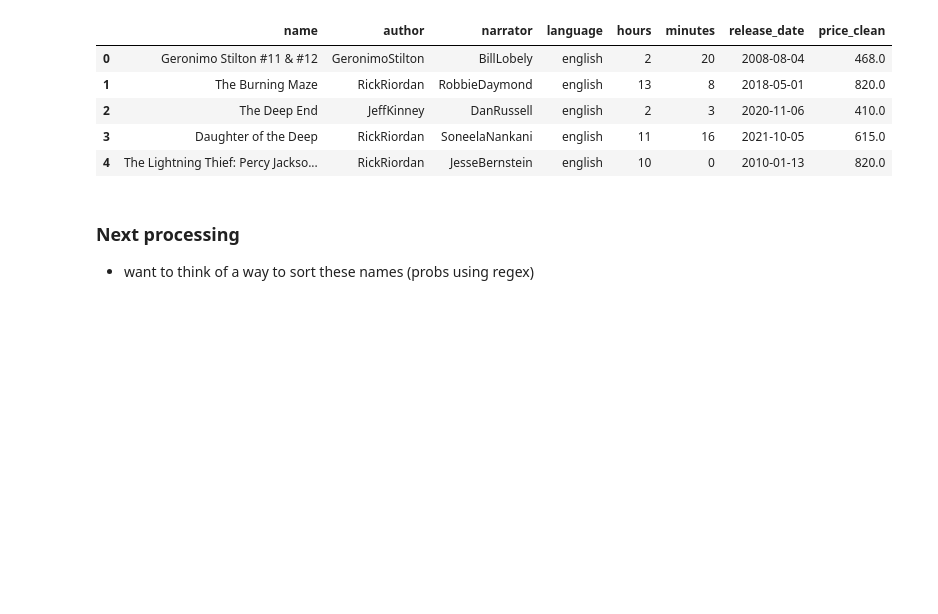
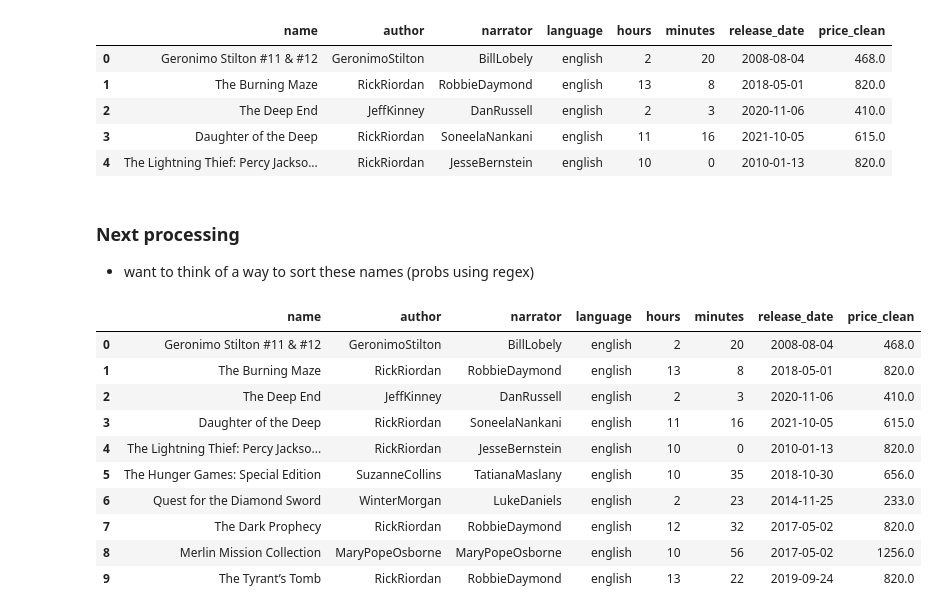
Before and after one commit to Alex-Drysdale/Projects_portfolio, a Jupyter notebook: EDA project/Audible_dataset/processing.ipynb, the cells around one changed output. Cells and saved outputs as stored; diff of their text form; code cells hidden in the pictures; blank space fills up the shorter version.

```diff
--- a/EDA project/Audible_dataset/processing.ipynb
+++ b/EDA project/Audible_dataset/processing.ipynb
@@ -392,3 +392,17 @@ memory usage: 6.1+ MB
 # %% [markdown]
 ### Next processing
 * want to think of a way to sort these names (probs using regex)
+# %%
+df.head(10)
+# %% [output]
+|  | name | author | narrator | language | hours | minutes | release_date | price_clean |
+| 0 | Geronimo Stilton #11 & #12 | GeronimoStilton | BillLobely | english | 2 | 20 | 2008-08-04 | 468.0 |
+| 1 | The Burning Maze | RickRiordan | RobbieDaymond | english | 13 | 8 | 2018-05-01 | 820.0 |
+| 2 | The Deep End | JeffKinney | DanRussell | english | 2 | 3 | 2020-11-06 | 410.0 |
+| 3 | Daughter of the Deep | RickRiordan | SoneelaNankani | english | 11 | 16 | 2021-10-05 | 615.0 |
+| 4 | The Lightning Thief: Percy Jackso... | RickRiordan | JesseBernstein | english | 10 | 0 | 2010-01-13 | 820.0 |
+| 5 | The Hunger Games: Special Edition | SuzanneCollins | TatianaMaslany | english | 10 | 35 | 2018-10-30 | 656.0 |
+| 6 | Quest for the Diamond Sword | WinterMorgan | LukeDaniels | english | 2 | 23 | 2014-11-25 | 233.0 |
+| 7 | The Dark Prophecy | RickRiordan | RobbieDaymond | english | 12 | 32 | 2017-05-02 | 820.0 |
+| 8 | Merlin Mission Collection | MaryPopeOsborne | MaryPopeOsborne | english | 10 | 56 | 2017-05-02 | 1256.0 |
+| 9 | The Tyrant’s Tomb | RickRiordan | RobbieDaymond | english | 13 | 22 | 2019-09-24 | 820.0 |
```
Also changed, not shown: parts of 6 cells of this notebook, 47 other files.
